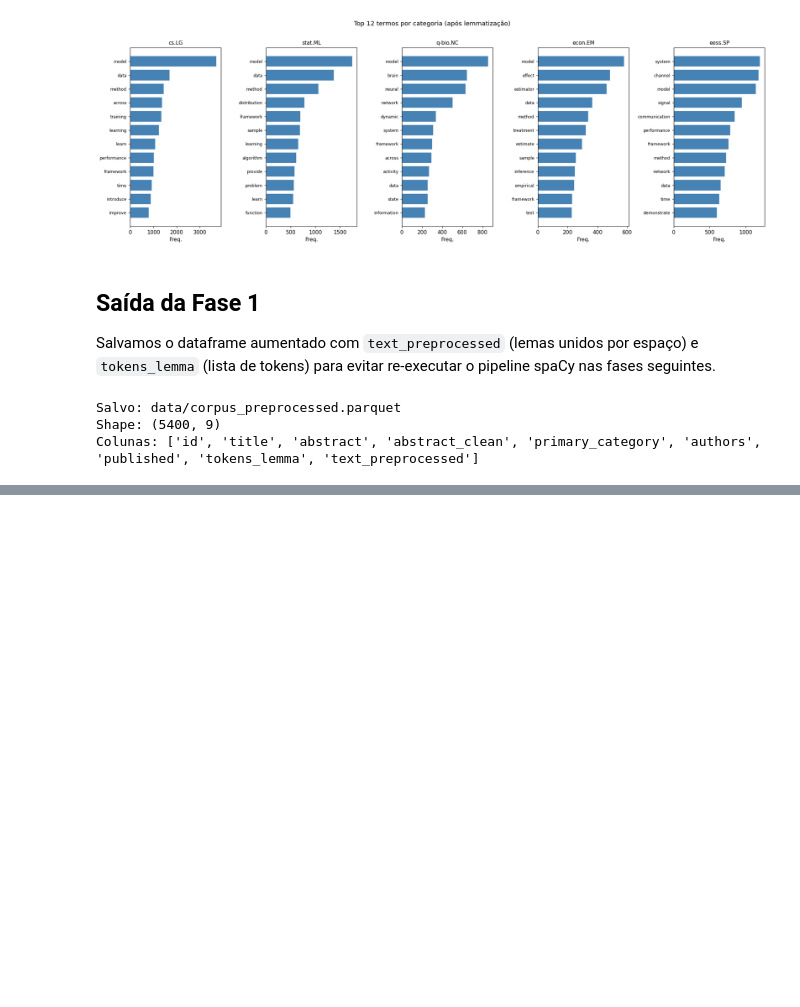
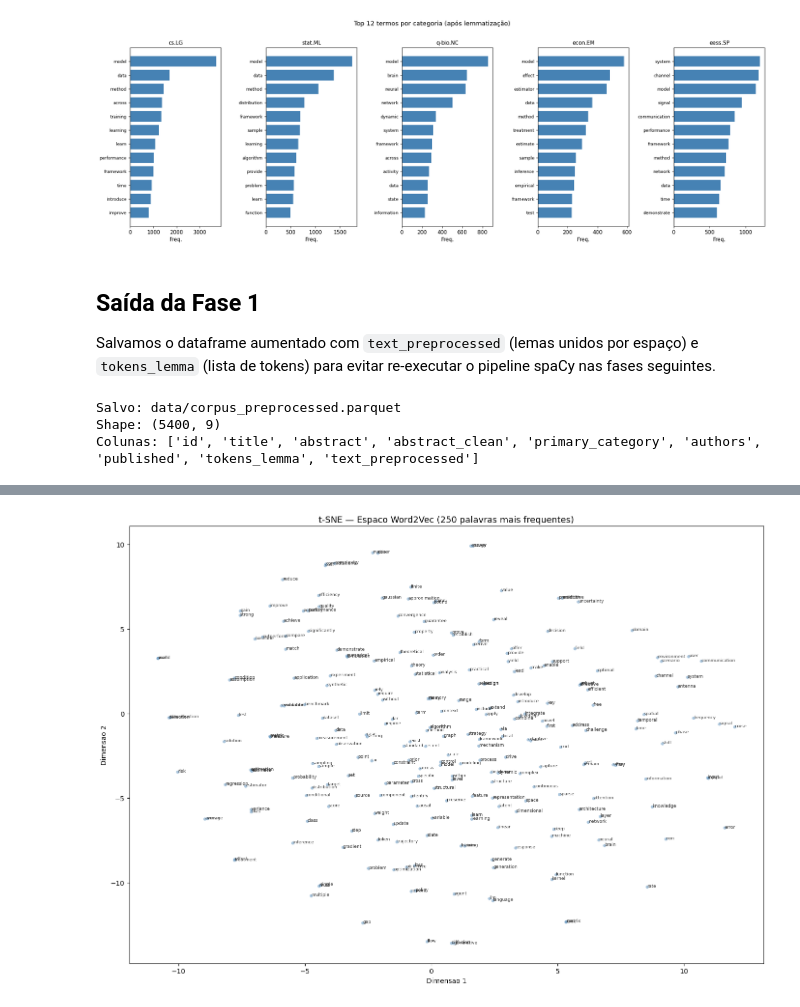
Before and after one commit to danimoreira90/arxiv-nlp-pipeline, a Jupyter notebook: notebook.ipynb, the cells around one changed output, grey strips where cells are left out. Drawn from its saved outputs; the diff is of its cells as text; code cells hidden in the pictures; blank space fills up the shorter version.

```diff
--- a/notebook.ipynb
+++ b/notebook.ipynb
@@ -525,0 +672,22 @@ Colunas: ['id', 'title', 'abstract', 'abstract_clean', 'primary_category', 'auth
+# %%
+# ── 2.3 Word2Vec: treino ────────────────────────────────────────────
+w2v = Word2Vec(
+    sentences=token_lists,
+    vector_size=100,
+    window=5,
+    min_count=5,
+    sg=1,
+    seed=42,
+    workers=1,
+    epochs=10,
+)
+print(f'Word2Vec treinado  vocabulario: {len(w2v.wv):,} termos\n')
+
+demo_terms = ['neural', 'regression', 'bayesian', 'signal', 'spike', 'optimization']
+for term in demo_terms:
+    if term in w2v.wv:
+        neighbors = w2v.wv.most_similar(term, topn=6)
+        nb_str = ', '.join(f'{w}({s:.2f})' for w, s in neighbors)
+        print(f'{term:15s}  {nb_str}')
+    else:
+        print(f'{term:15s}  [fora do vocabulario — min_count=5]')
@@ -525,0 +703,22 @@ Colunas: ['id', 'title', 'abstract', 'abstract_clean', 'primary_category', 'auth
+# %%
+# ── Word2Vec: t-SNE das top-250 palavras ────────────────────────────
+vocab_counts = Counter(t for toks in token_lists for t in toks)
+top_words    = [w for w, _ in vocab_counts.most_common(300) if w in w2v.wv][:250]
+vecs_w2v     = np.array([w2v.wv[w] for w in top_words])
+
+tsne_w2v   = TSNE(n_components=2, random_state=42, perplexity=30,
+                  max_iter=1000, learning_rate='auto', init='pca')
+coords_w2v = tsne_w2v.fit_transform(vecs_w2v)
+
+fig, ax = plt.subplots(figsize=(14, 10))
+ax.scatter(coords_w2v[:, 0], coords_w2v[:, 1],
+           c='steelblue', alpha=0.45, s=22, edgecolors='none')
+for i, w in enumerate(top_words):
+    ax.annotate(w, (coords_w2v[i, 0], coords_w2v[i, 1]), fontsize=6.5, alpha=0.80)
+ax.set_title('t-SNE — Espaco Word2Vec (250 palavras mais frequentes)', fontsize=13)
+ax.set_xlabel('Dimensao 1'); ax.set_ylabel('Dimensao 2')
+plt.tight_layout()
+plt.savefig('outputs/fig_w2v_tsne.png', bbox_inches='tight')
+plt.show()
+# %% [output]
+[figure, added]
```
Also changed, not shown: parts of 20 cells of this notebook.
